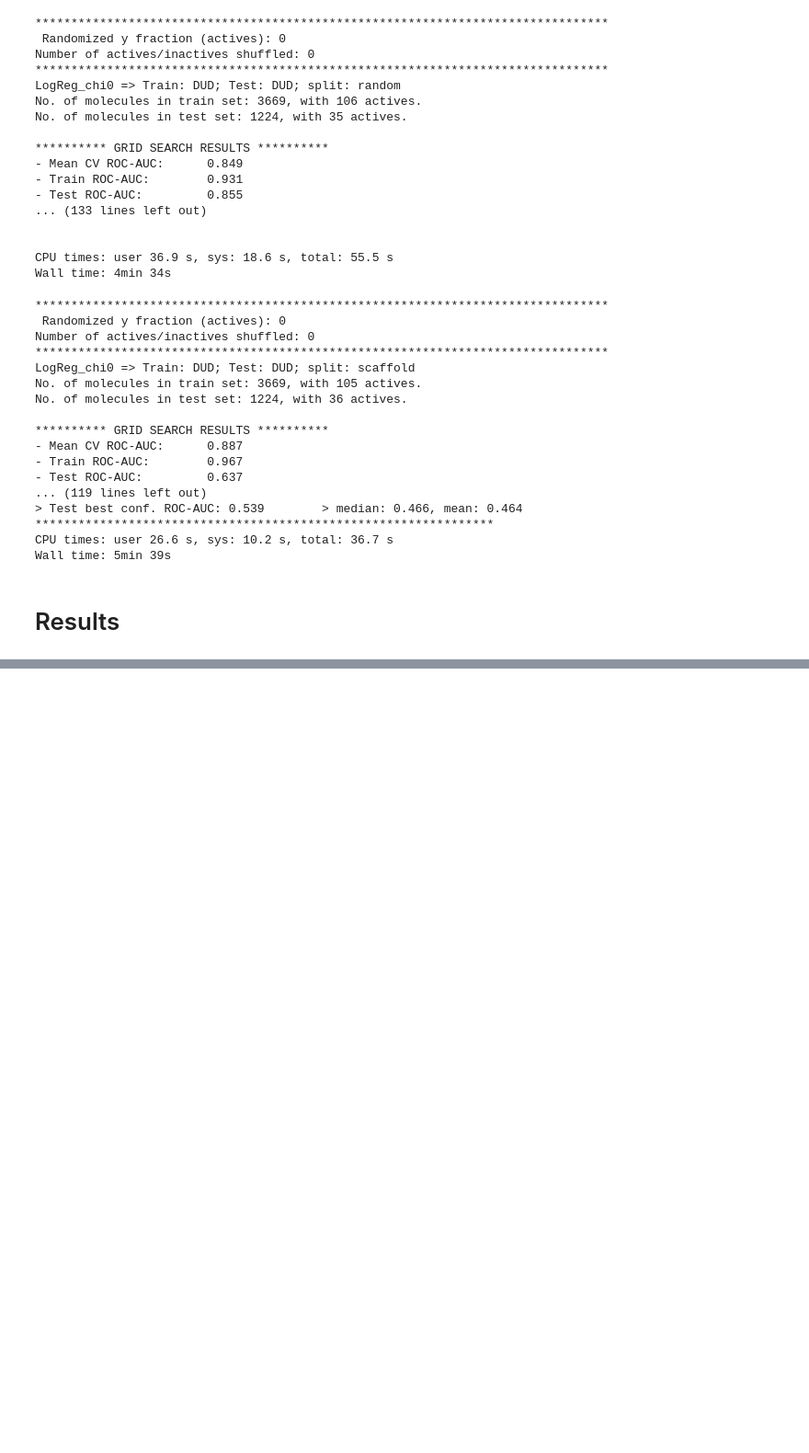
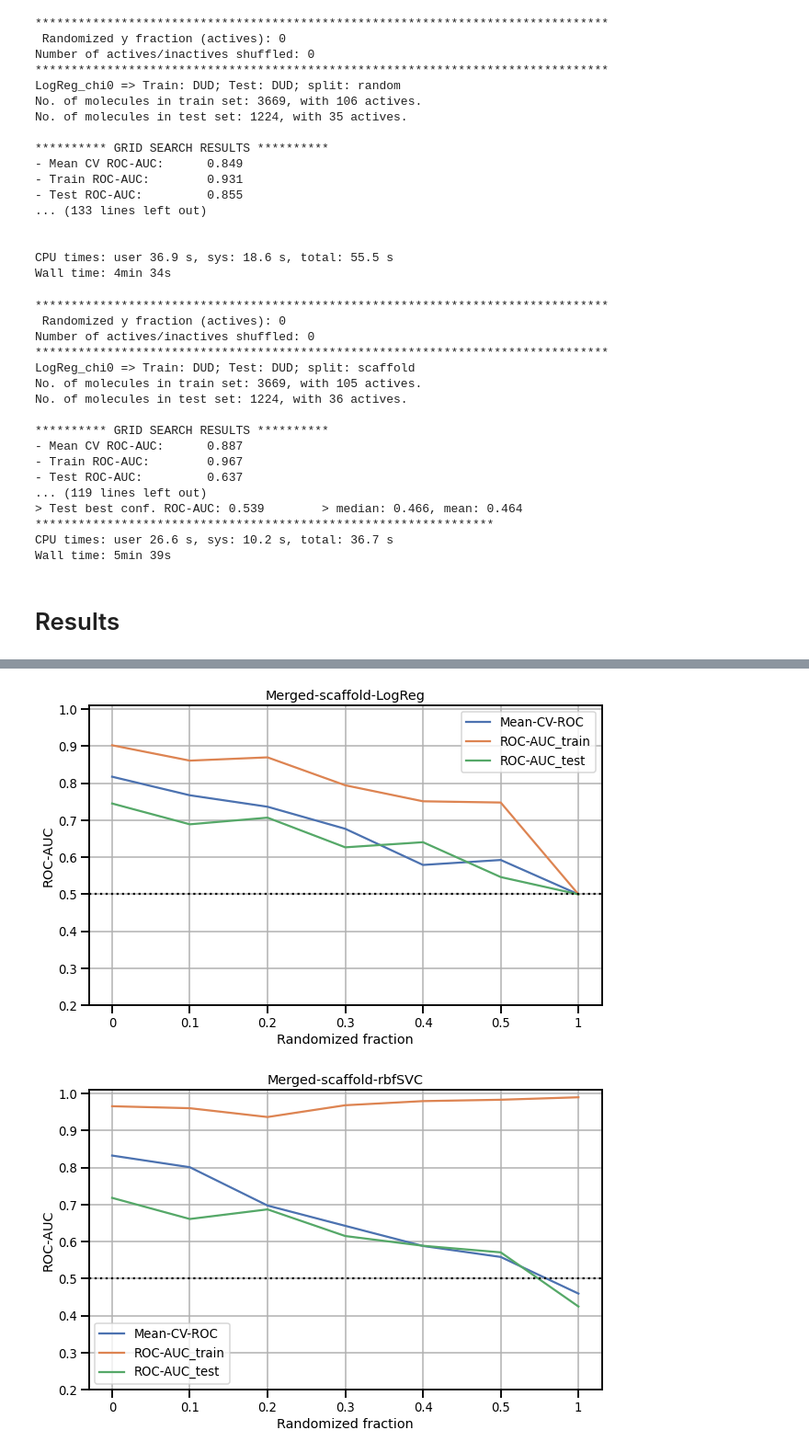
Before and after one commit to jRicciL/FXa-notebooks, a Jupyter notebook: 6_Machine_Learning_Models/4_y_Shuffled_ML_Model_Selection_Grid_Search.ipynb, the cells around one changed output, grey strips where cells are left out. Shown at 92% size. Cells and saved outputs as stored; diff of their text form; code cells hidden in the pictures; blank space fills up the shorter version.

```diff
--- a/6_Machine_Learning_Models/4_y_Shuffled_ML_Model_Selection_Grid_Search.ipynb
+++ b/6_Machine_Learning_Models/4_y_Shuffled_ML_Model_Selection_Grid_Search.ipynb
@@ -685,0 +713,5 @@ y_shuffled_ml_model_selecion
+# %%
+plot_results('Merged', 'scaffold')
+# %% [output]
+[figure, added]
+[figure, added]
```
Also changed, not shown: parts of 9 cells of this notebook.
